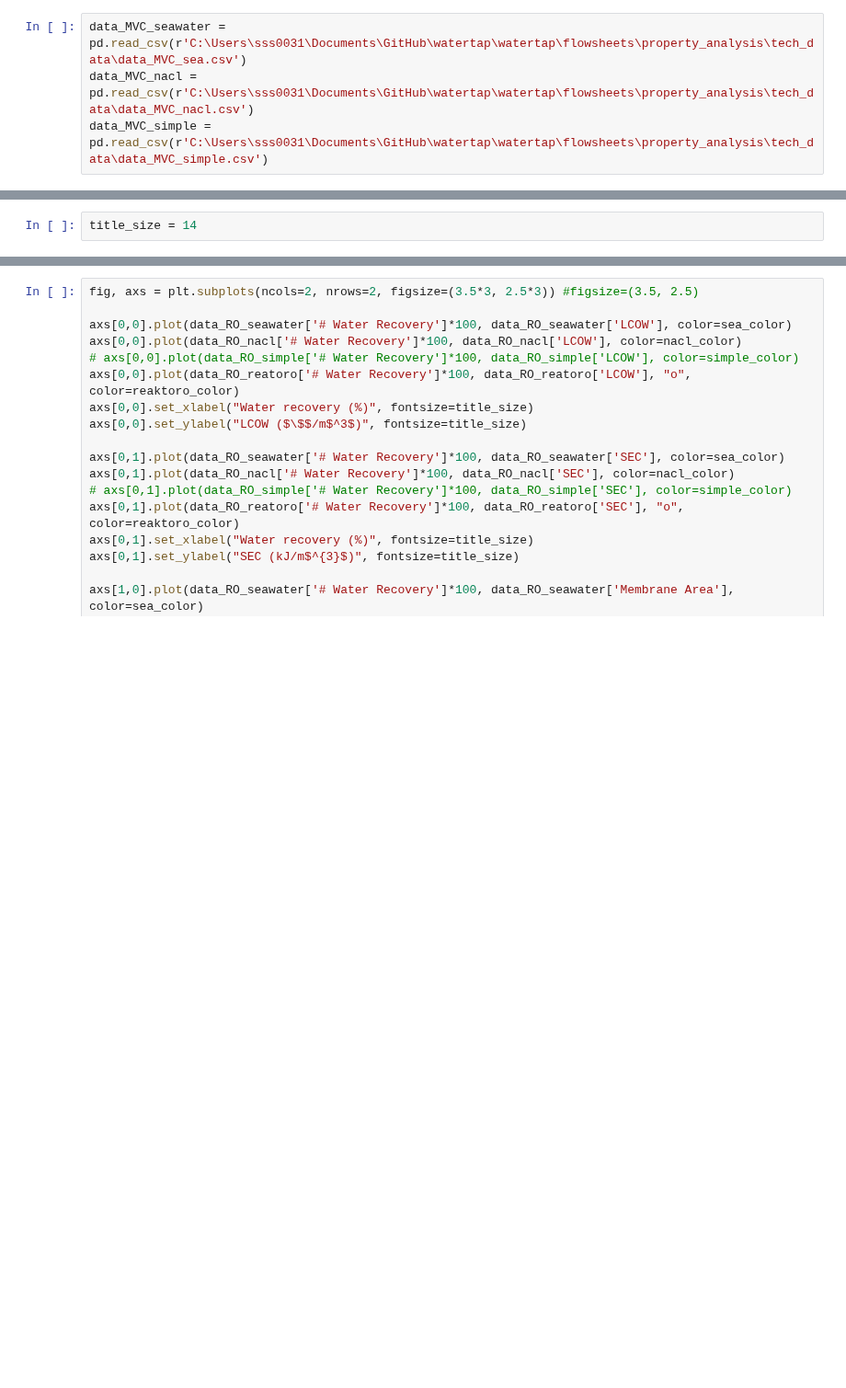
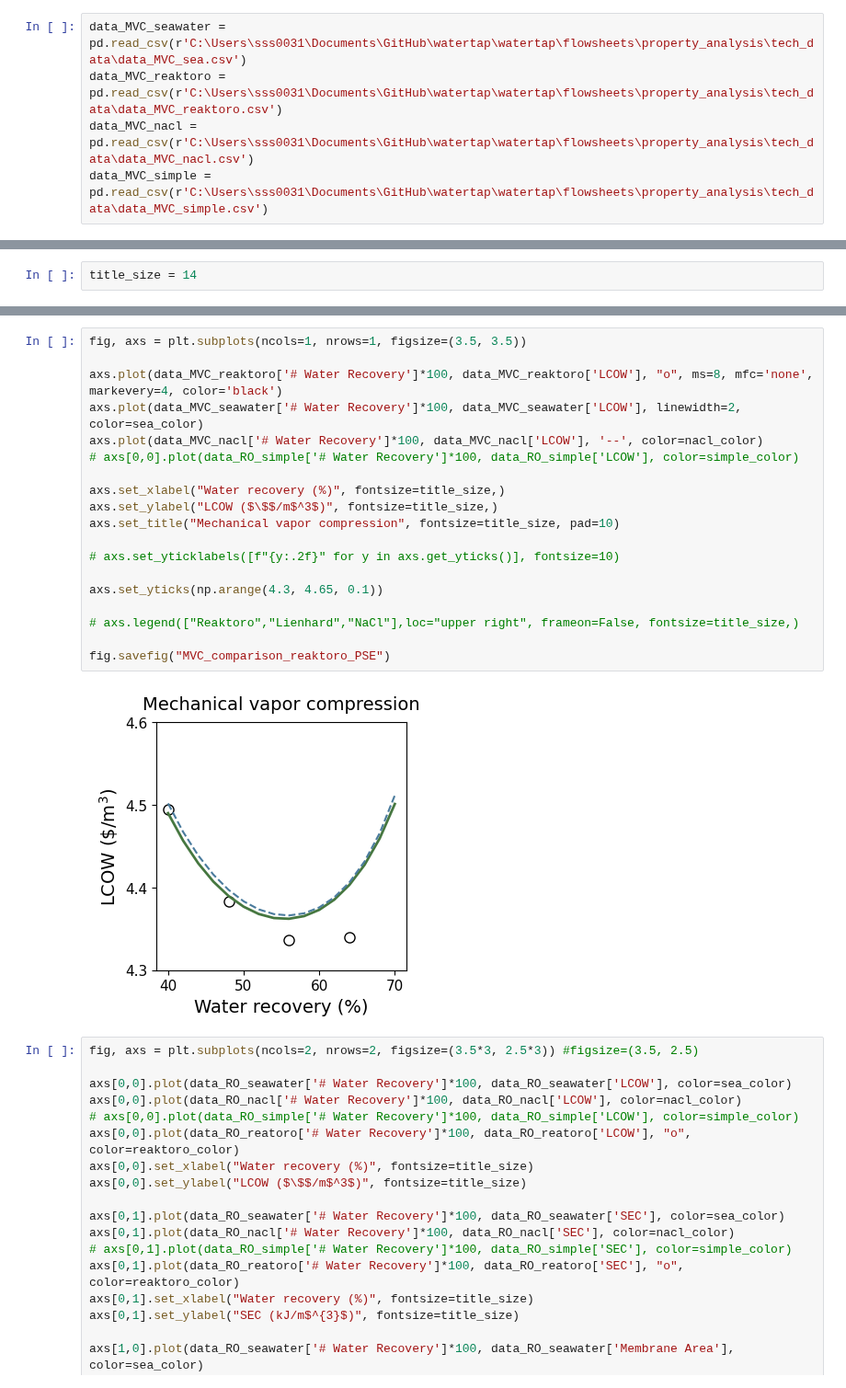
Before and after one commit to savannahsakhai/watertap, a Jupyter notebook: watertap/flowsheets/property_analysis/AIChE_figs/plotting_aiche.ipynb, the cells around one changed output, grey strips where cells are left out. Shown at 92% size. Saved outputs shown, nothing was run; the diff lists cells and outputs as text; blank space fills up the shorter version.

```diff
--- a/watertap/flowsheets/property_analysis/AIChE_figs/plotting_aiche.ipynb
+++ b/watertap/flowsheets/property_analysis/AIChE_figs/plotting_aiche.ipynb
@@ -52,5 +50,6 @@ Operating Pressure
 # %%
 data_MVC_seawater = pd.read_csv(r'C:\Users\sss0031\Documents\GitHub\watertap\watertap\flowsheets\property_analysis\tech_data\data_MVC_sea.csv')
+data_MVC_reaktoro = pd.read_csv(r'C:\Users\sss0031\Documents\GitHub\watertap\watertap\flowsheets\property_analysis\tech_data\data_MVC_reaktoro.csv')
 data_MVC_nacl = pd.read_csv(r'C:\Users\sss0031\Documents\GitHub\watertap\watertap\flowsheets\property_analysis\tech_data\data_MVC_nacl.csv')
 data_MVC_simple = pd.read_csv(r'C:\Users\sss0031\Documents\GitHub\watertap\watertap\flowsheets\property_analysis\tech_data\data_MVC_simple.csv')
 # %%
@@ -120,3 +112,24 @@ fig.savefig("RO_comparison_reaktoro_PSE")
+# %%
+fig, axs = plt.subplots(ncols=1, nrows=1, figsize=(3.5, 3.5))
+
+axs.plot(data_MVC_reaktoro['# Water Recovery']*100, data_MVC_reaktoro['LCOW'], "o", ms=8, mfc='none', markevery=4, color='black')
+axs.plot(data_MVC_seawater['# Water Recovery']*100, data_MVC_seawater['LCOW'], linewidth=2, color=sea_color)
+axs.plot(data_MVC_nacl['# Water Recovery']*100, data_MVC_nacl['LCOW'], '--', color=nacl_color)
+# axs[0,0].plot(data_RO_simple['# Water Recovery']*100, data_RO_simple['LCOW'], color=simple_color)
+
+axs.set_xlabel("Water recovery (%)", fontsize=title_size,)
+axs.set_ylabel("LCOW ($\$$/m$^3$)", fontsize=title_size,)
+axs.set_title("Mechanical vapor compression", fontsize=title_size, pad=10)
+
+# axs.set_yticklabels([f"{y:.2f}" for y in axs.get_yticks()], fontsize=10)
+
+axs.set_yticks(np.arange(4.3, 4.65, 0.1))
+
+# axs.legend(["Reaktoro","Lienhard","NaCl"],loc="upper right", frameon=False, fontsize=title_size,)
+
+fig.savefig("MVC_comparison_reaktoro_PSE")
+# %% [output]
+[figure, added]
 # %%
 fig, axs = plt.subplots(ncols=2, nrows=2, figsize=(3.5*3, 2.5*3)) #figsize=(3.5, 2.5)
 
```
Also changed, not shown: parts of 10 cells of this notebook, 8 other files.
